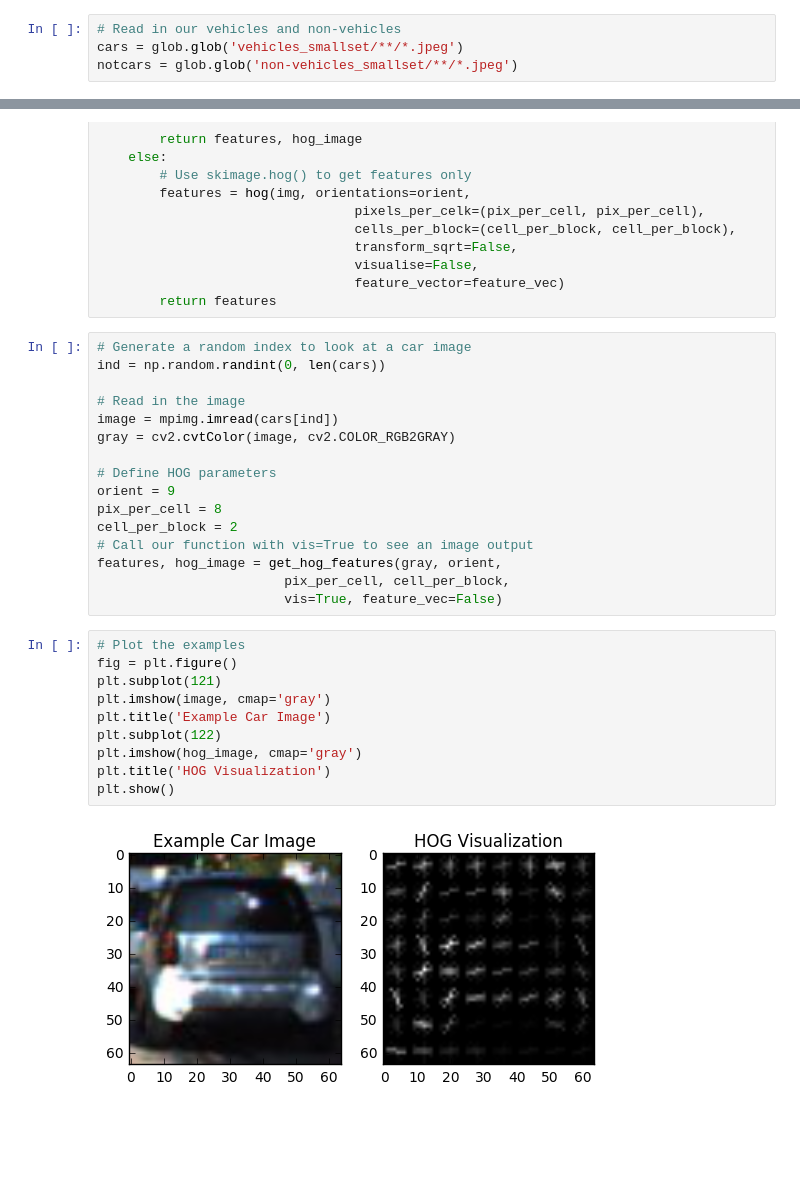
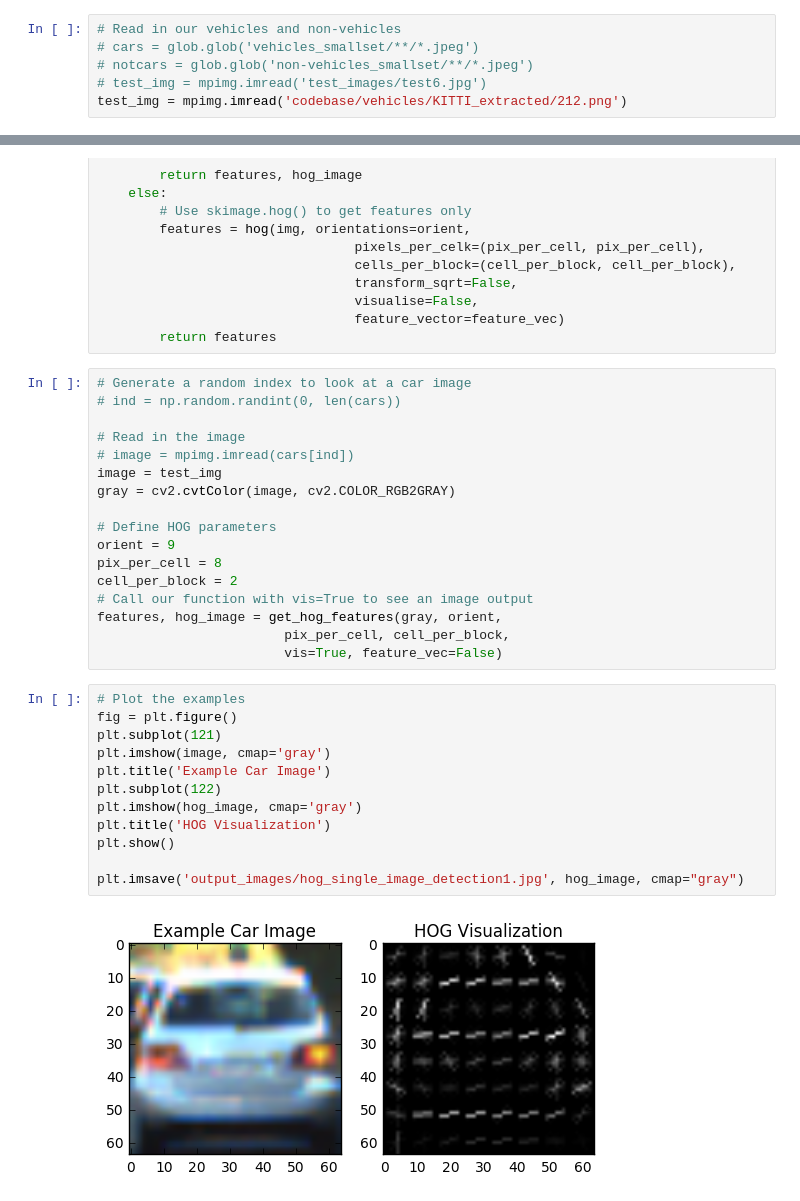
Before and after one commit to rudypenajr/CarND-Vehicle-Detection, a Jupyter notebook: Chapter 20 - scikit-image HOG.ipynb, the cells around one changed output, grey strips where cells are left out. Cells and saved outputs as stored; diff of their text form; blank space fills up the shorter version.

```diff
--- a/Chapter 20 - scikit-image HOG.ipynb
+++ b/Chapter 20 - scikit-image HOG.ipynb
@@ -7,8 +7,10 @@ import glob
 from skimage.feature import hog
 # %%
 # Read in our vehicles and non-vehicles
-cars = glob.glob('vehicles_smallset/**/*.jpeg')
-notcars = glob.glob('non-vehicles_smallset/**/*.jpeg')
+# cars = glob.glob('vehicles_smallset/**/*.jpeg')
+# notcars = glob.glob('non-vehicles_smallset/**/*.jpeg')
+# test_img = mpimg.imread('test_images/test6.jpg')
+test_img = mpimg.imread('codebase/vehicles/KITTI_extracted/212.png')
 # %%
 # Define a function to return HOG features and visualization
 def get_hog_features(img, orient, pix_per_cell, cell_per_block, vis=False, feature_vec=True):
@@ -33,10 +35,11 @@ def get_hog_features(img, orient, pix_per_cell, cell_per_block, vis=False, featu
         return features
 # %%
 # Generate a random index to look at a car image
-ind = np.random.randint(0, len(cars))
+# ind = np.random.randint(0, len(cars))
 
 # Read in the image
-image = mpimg.imread(cars[ind])
+# image = mpimg.imread(cars[ind])
+image = test_img
 gray = cv2.cvtColor(image, cv2.COLOR_RGB2GRAY)
 
 # Define HOG parameters
@@ -50,12 +53,14 @@ features, hog_image = get_hog_features(gray, orient,
 # %%
 # Plot the examples
 fig = plt.figure()
 plt.subplot(121)
 plt.imshow(image, cmap='gray')
 plt.title('Example Car Image')
 plt.subplot(122)
 plt.imshow(hog_image, cmap='gray')
 plt.title('HOG Visualization')
 plt.show()
+
+plt.imsave('output_images/hog_single_image_detection1.jpg', hog_image, cmap="gray")
 # %% [output]
-[figure, old version]
+[figure, new version]
```
Also changed, not shown: 12 other files.
